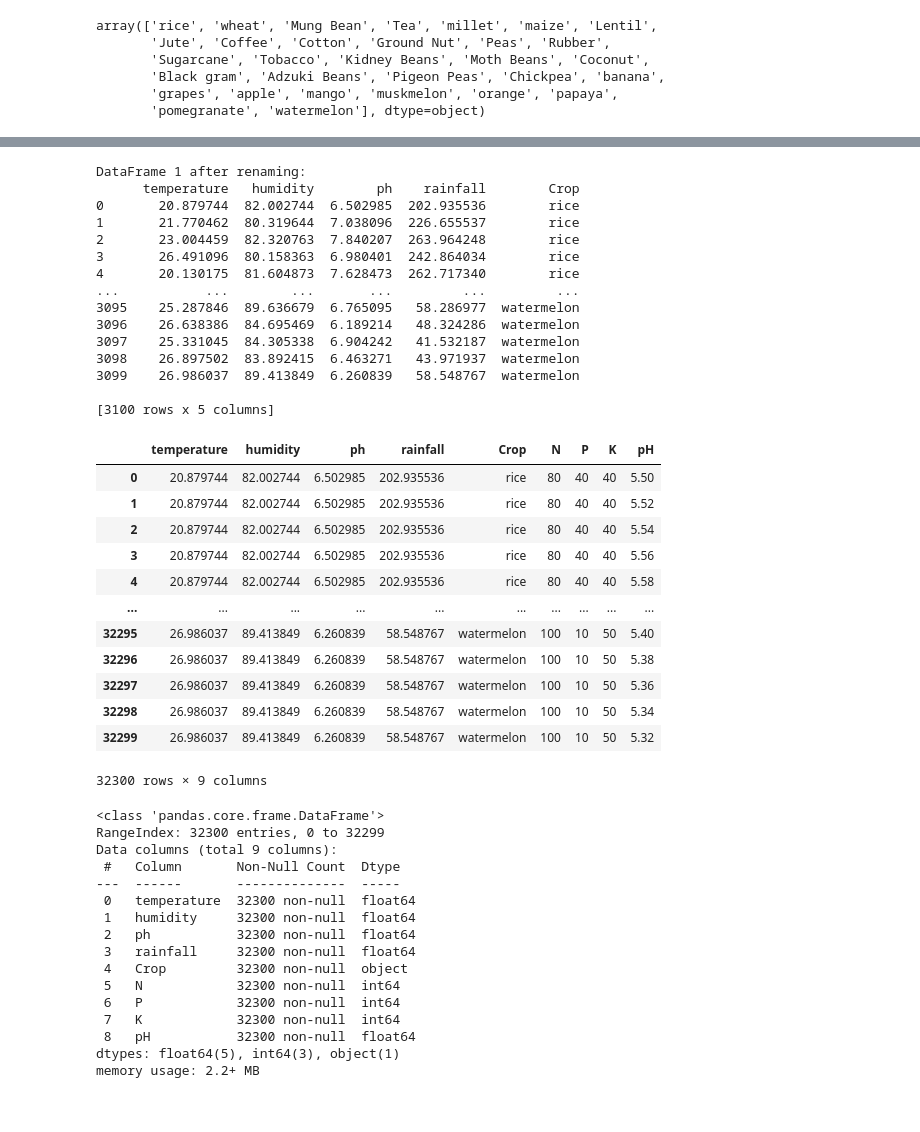
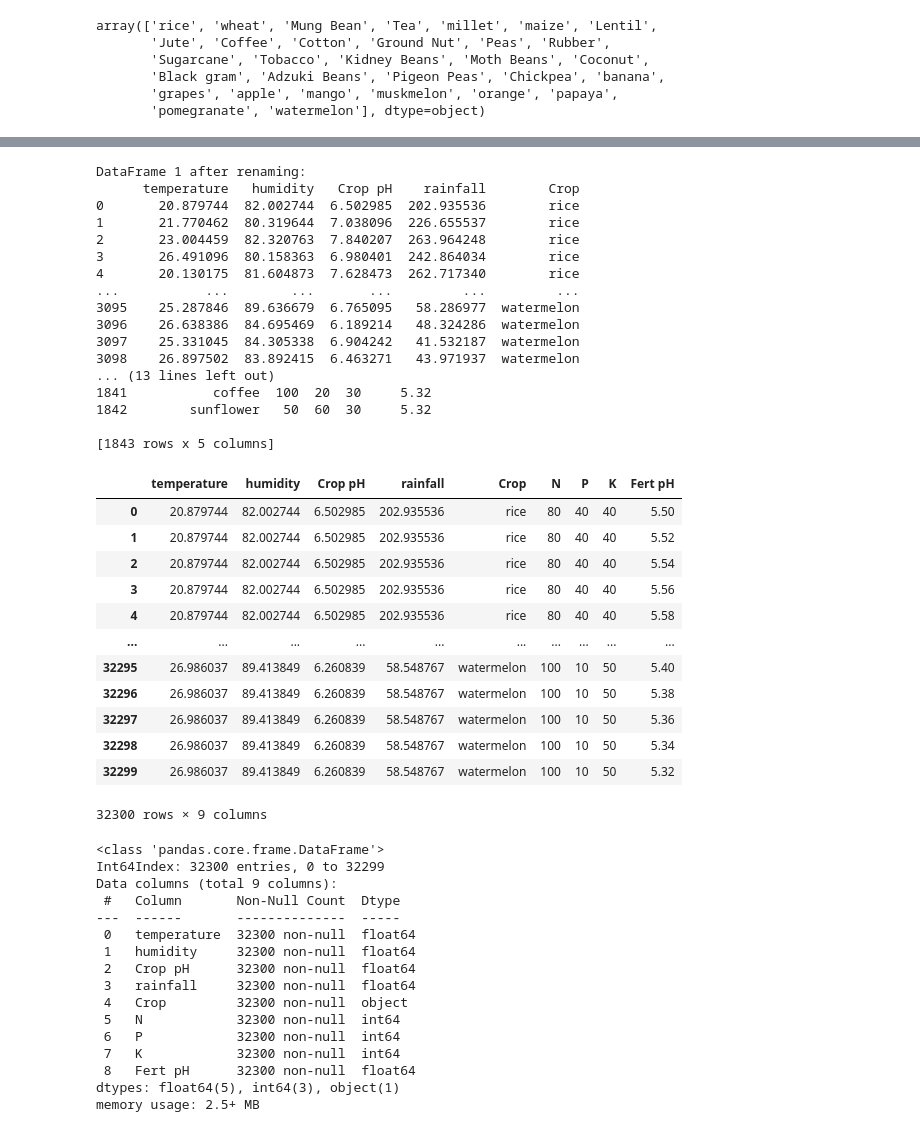
Before and after one commit to samuelMG1/PROJECT-PHASE-5, a Jupyter notebook: crop.ipynb, the cells around one changed output, grey strips where cells are left out. Cells and saved outputs as stored; diff of their text form; code cells hidden in the pictures.

```diff
--- a/crop.ipynb
+++ b/crop.ipynb
@@ -197,30 +229,41 @@ merged_df = pd.merge(crop_data, fertilizer_data, on='ph', how='inner')
 # %%
 # Rename 'label' to 'crop' in df1
 crop_data.rename(columns={'label': 'Crop'}, inplace=True)
 
+#Renaming the 'pH' since they are two to identify them easily
+
+crop_data.rename(columns={'ph': 'Crop pH'}, inplace=True)
+
+
+fertilizer_data.rename(columns={'pH':'Fert pH'},inplace=True)
+
+
 print("\nDataFrame 1 after renaming:")
-print(crop_data)
+print(crop_data,"/n")
+print(fertilizer_data)
 
-# Step 2: Merge the DataFrames on 'crop'
+#Merge the DataFrames on 'crop'
 merged_df = pd.merge(crop_data, fertilizer_data, on='Crop', how='inner')
 merged_df
 # %% [output]
 DataFrame 1 after renaming:
-      temperature   humidity        ph    rainfall        Crop
+      temperature   humidity   Crop pH    rainfall        Crop
 0       20.879744  82.002744  6.502985  202.935536        rice
 1       21.770462  80.319644  7.038096  226.655537        rice
 2       23.004459  82.320763  7.840207  263.964248        rice
 3       26.491096  80.158363  6.980401  242.864034        rice
 4       20.130175  81.604873  7.628473  262.717340        rice
 ...           ...        ...       ...         ...         ...
 3095    25.287846  89.636679  6.765095   58.286977  watermelon
 3096    26.638386  84.695469  6.189214   48.324286  watermelon
 3097    25.331045  84.305338  6.904242   41.532187  watermelon
 3098    26.897502  83.892415  6.463271   43.971937  watermelon
-3099    26.986037  89.413849  6.260839   58.548767  watermelon
+... (13 lines left out)
+1841           coffee  100  20  30     5.32
+1842        sunflower   50  60  30     5.32
 
-[3100 rows x 5 columns]
+[1843 rows x 5 columns]
-|  | temperature | humidity | ph | rainfall | Crop | N | P | K | pH |
+|  | temperature | humidity | Crop pH | rainfall | Crop | N | P | K | Fert pH |
 | 0 | 20.879744 | 82.002744 | 6.502985 | 202.935536 | rice | 80 | 40 | 40 | 5.50 |
 | 1 | 20.879744 | 82.002744 | 6.502985 | 202.935536 | rice | 80 | 40 | 40 | 5.52 |
 | 2 | 20.879744 | 82.002744 | 6.502985 | 202.935536 | rice | 80 | 40 | 40 | 5.54 |
@@ -237,18 +280,18 @@ DataFrame 1 after renaming:
 merged_df.info()
 # %% [output]
 <class 'pandas.core.frame.DataFrame'>
-RangeIndex: 32300 entries, 0 to 32299
+Int64Index: 32300 entries, 0 to 32299
 Data columns (total 9 columns):
  #   Column       Non-Null Count  Dtype
 ---  ------       --------------  -----
  0   temperature  32300 non-null  float64
  1   humidity     32300 non-null  float64
- 2   ph           32300 non-null  float64
+ 2   Crop pH      32300 non-null  float64
  3   rainfall     32300 non-null  float64
  4   Crop         32300 non-null  object
  5   N            32300 non-null  int64
  6   P            32300 non-null  int64
  7   K            32300 non-null  int64
- 8   pH           32300 non-null  float64
+ 8   Fert pH      32300 non-null  float64
 dtypes: float64(5), int64(3), object(1)
-memory usage: 2.2+ MB
+memory usage: 2.5+ MB
```
Also changed, not shown: parts of 19 cells of this notebook.
